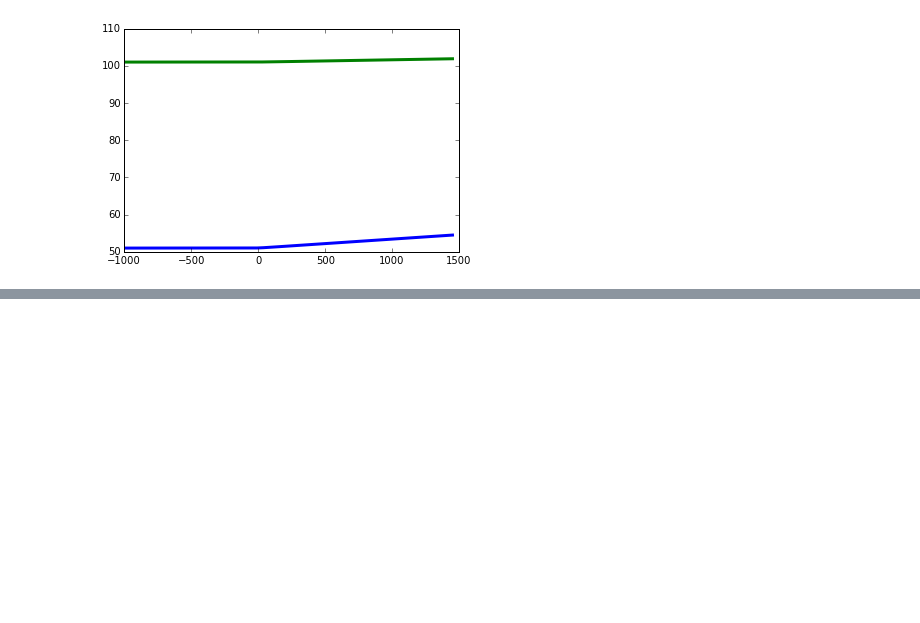
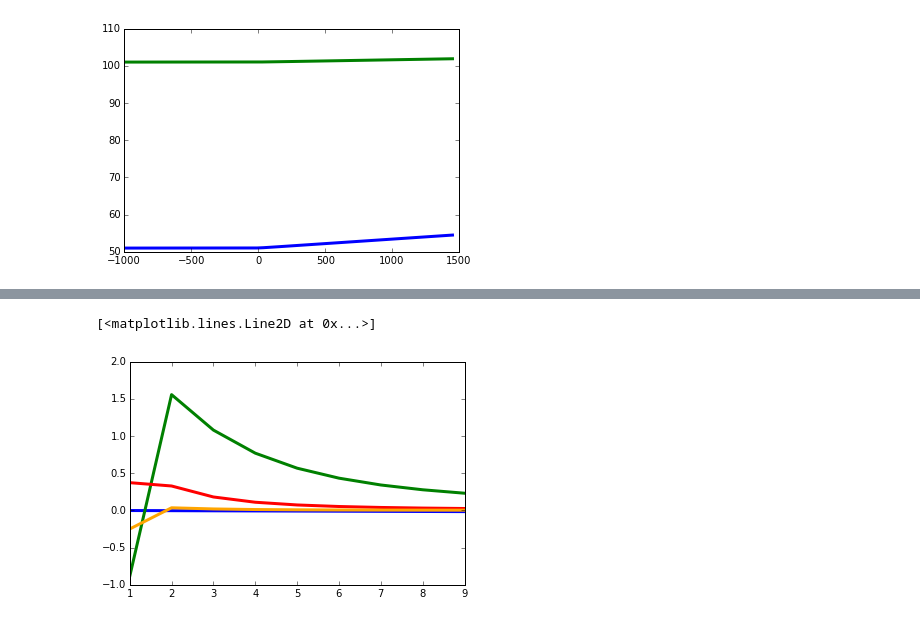
Before and after one commit to liamtimms/NotesAndExercises, a Jupyter notebook: HW_01_ChallengeFrom_02_03.ipynb, the cells around one changed output, grey strips where cells are left out. Saved outputs shown, nothing was run; the diff lists cells and outputs as text; code cells hidden in the pictures; blank space fills up the shorter version.

```diff
--- a/HW_01_ChallengeFrom_02_03.ipynb
+++ b/HW_01_ChallengeFrom_02_03.ipynb
@@ -109,0 +222,8 @@ pyplot.plot(xs[2,:], ys[2,:], color="green", ls='-', lw=3)
+# %%
+pyplot.plot(bs[0,:], thetas[0,:], color="blue", ls='-', lw=3)
+pyplot.plot(bs[1,:], thetas[1,:], color="green", ls='-', lw=3)
+pyplot.plot(bs[2,:], thetas[2,:], color="red", ls='-', lw=3)
+pyplot.plot(bs[3,:], thetas[3,:], color="orange", ls='-', lw=3)
+# %% [output]
+[<matplotlib.lines.Line2D at 0x...>]
+[figure, added]
```
Also changed, not shown: parts of 3 cells of this notebook.
